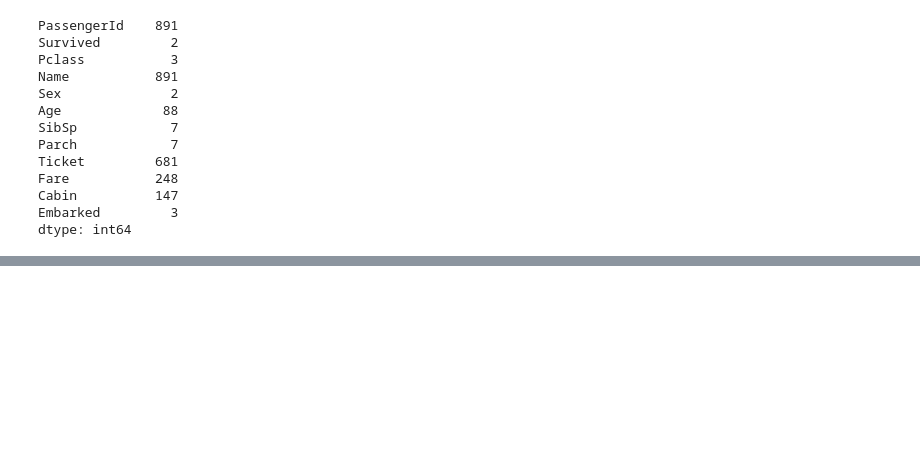
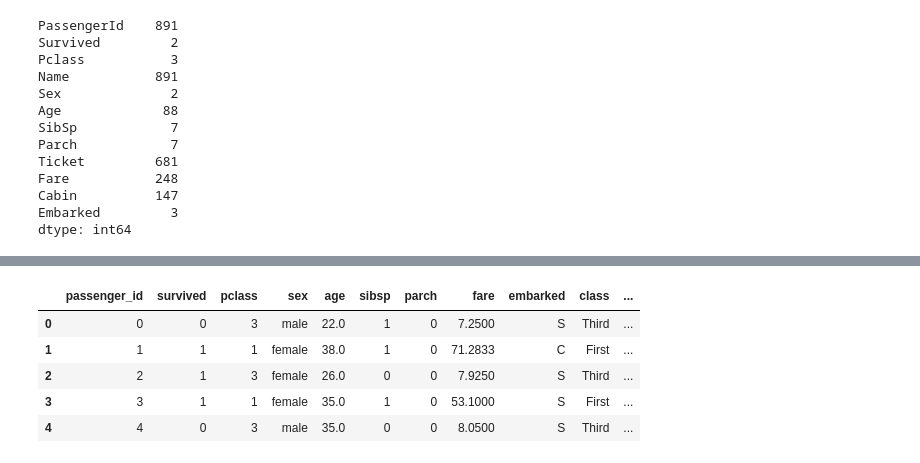
Before and after one commit to aliciag92/classification-exercises, a Jupyter notebook: classification_exercises.ipynb, the cells around one changed output, grey strips where cells are left out. Cells and saved outputs as stored; diff of their text form; code cells hidden in the pictures; blank space fills up the shorter version.

```diff
--- a/classification_exercises.ipynb
+++ b/classification_exercises.ipynb
@@ -323,0 +381,30 @@ dtype: int64
+# %%
+#Make a function named get_titanic_data that returns the titanic data from the codeup data science database as a pandas data frame.
+#Obtain your data from the Codeup Data Science Database.
+
+def get_connection(db, user=user, host=host, password=password):
+    '''
+    This function uses my info from my env file to
+    create a connection url to access the Codeup db.
+    '''
+    return f'mysql+pymysql://{user}:{password}@{host}/{db}'
+# %%
+def get_titanic_data():
+    '''
+    This function reads in the titanic data from the Codeup db
+    and returns a pandas DataFrame with all columns.
+    '''
+    sql_query = 'SELECT * FROM passengers'
+    titanic_df = pd.read_sql(sql_query, get_connection('titanic_db'))
+    return titanic_df
+
+
+
+get_titanic_data().head()
+# %% [output]
+|  | passenger_id | survived | pclass | sex | age | sibsp | parch | fare | embarked | class | ... |
+| 0 | 0 | 0 | 3 | male | 22.0 | 1 | 0 | 7.2500 | S | Third | ... |
+| 1 | 1 | 1 | 1 | female | 38.0 | 1 | 0 | 71.2833 | C | First | ... |
+| 2 | 2 | 1 | 3 | female | 26.0 | 0 | 0 | 7.9250 | S | Third | ... |
+| 3 | 3 | 1 | 1 | female | 35.0 | 1 | 0 | 53.1000 | S | First | ... |
+| 4 | 4 | 0 | 3 | male | 35.0 | 0 | 0 | 8.0500 | S | Third | ... |
```
Also changed, not shown: parts of 15 cells of this notebook, 1 other file.
